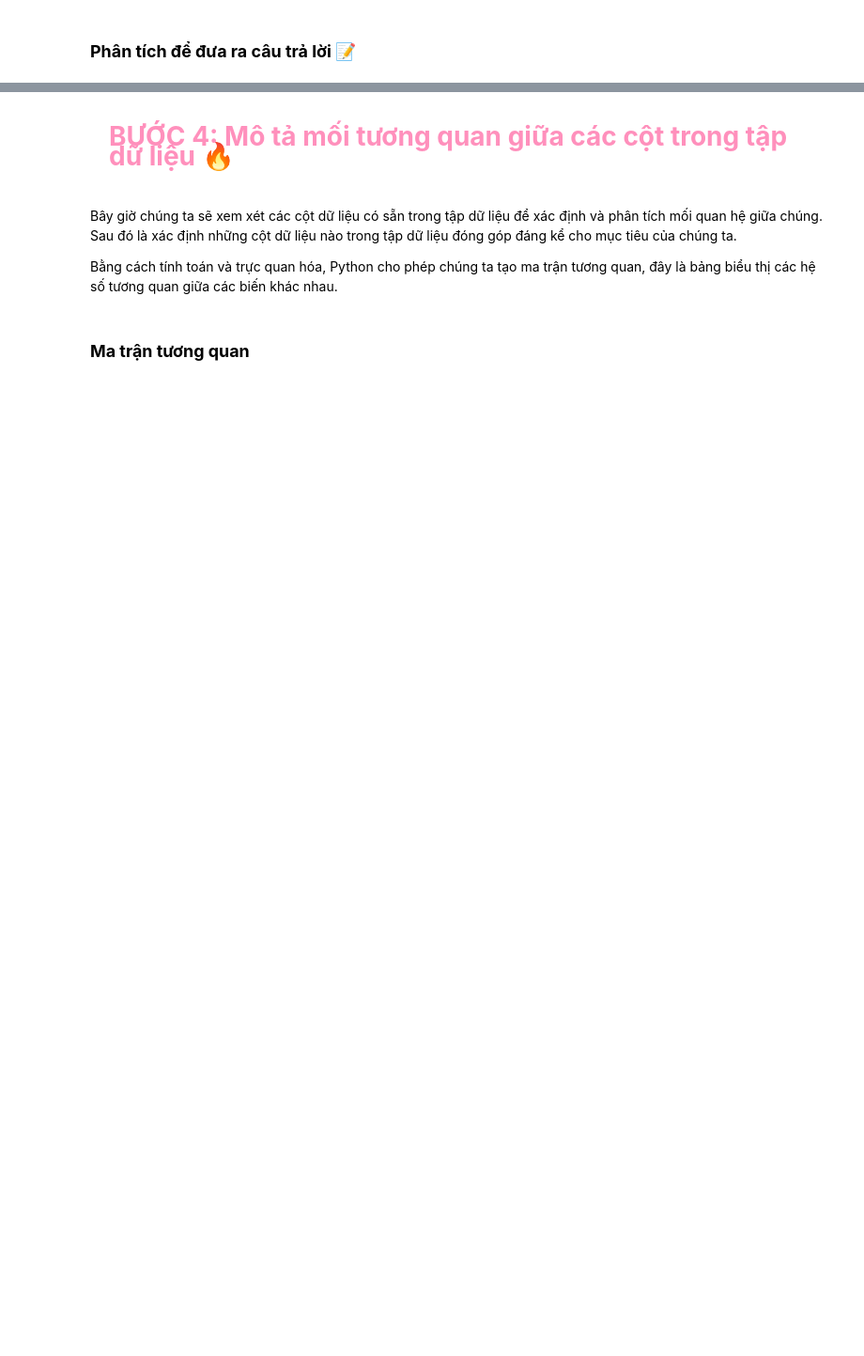
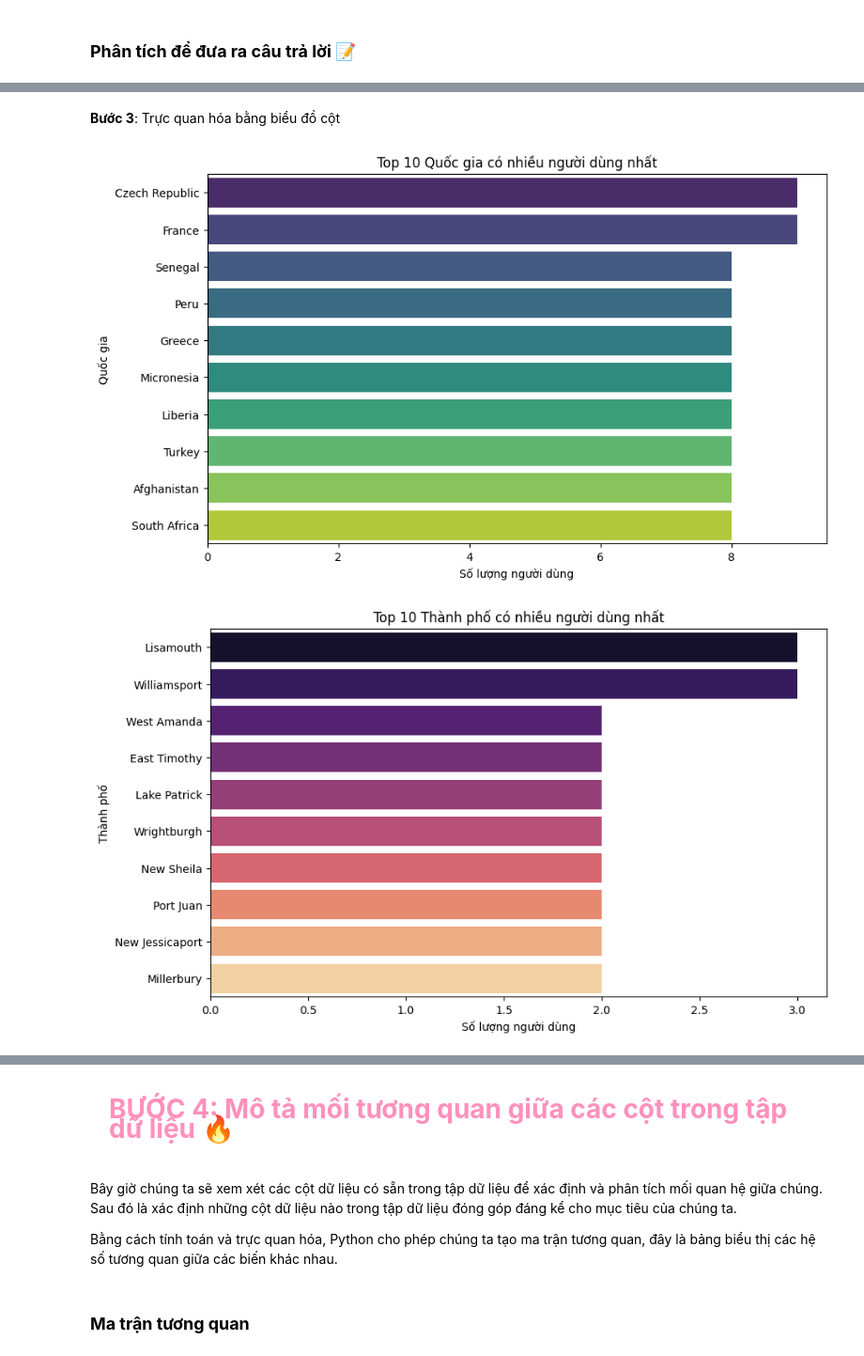
Before and after one commit to Alexieve/Applied-Data-Analytics, a Jupyter notebook: Notebooks/2-EDA/2_EDA.ipynb, the cells around one changed output, grey strips where cells are left out. Shown at 94% size. Cells and saved outputs as stored; diff of their text form; code cells hidden in the pictures; blank space fills up the shorter version.

```diff
--- a/Notebooks/2-EDA/2_EDA.ipynb
+++ b/Notebooks/2-EDA/2_EDA.ipynb
@@ -215,0 +252,4 @@ BƯỚC 3: Phân tích đơn biến trong các cột dữ liệu số 🔥
+# %%
+top_countries = df['Country'].value_counts().head(10)  # Lấy 10 quốc gia có nhiều người dùng nhất
+print("Các quốc gia có nhiều người dùng nhất:")
+print(top_countries)
@@ -215,0 +272,4 @@ BƯỚC 3: Phân tích đơn biến trong các cột dữ liệu số 🔥
+# %%
+top_cities = df['City'].value_counts().head(10)  # Lấy 10 thành phố có nhiều người dùng nhất
+print("\nCác thành phố có nhiều người dùng nhất:")
+print(top_cities)
@@ -215,0 +290,21 @@ BƯỚC 3: Phân tích đơn biến trong các cột dữ liệu số 🔥
+# %% [markdown]
+**Bước 3**: Trực quan hóa bằng biểu đồ cột
+# %%
+# Trực quan hóa số lượng người dùng theo quốc gia
+plt.figure(figsize=(10, 6))
+sns.barplot(x=top_countries.values, y=top_countries.index, hue=top_countries.index, palette="viridis", dodge=False, legend=False)
+plt.title("Top 10 Quốc gia có nhiều người dùng nhất")
+plt.xlabel("Số lượng người dùng")
+plt.ylabel("Quốc gia")
+plt.show()
+
+# Trực quan hóa số lượng người dùng theo thành phố
+plt.figure(figsize=(10, 6))
+sns.barplot(x=top_cities.values, y=top_cities.index, hue=top_cities.index, palette="magma", dodge=False, legend=False)
+plt.title("Top 10 Thành phố có nhiều người dùng nhất")
+plt.xlabel("Số lượng người dùng")
+plt.ylabel("Thành phố")
+plt.show()
+# %% [output]
+[figure, added]
+[figure, added]
```
Also changed, not shown: parts of 55 cells of this notebook, 1 other file.
